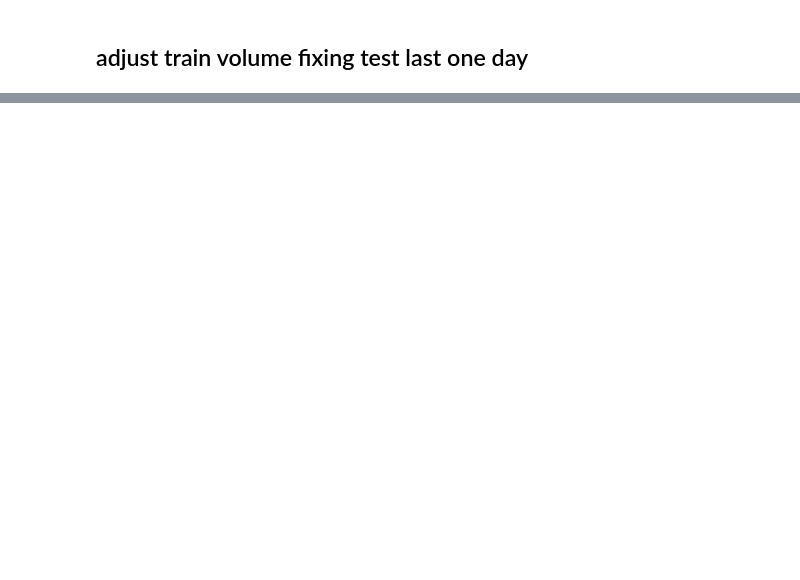
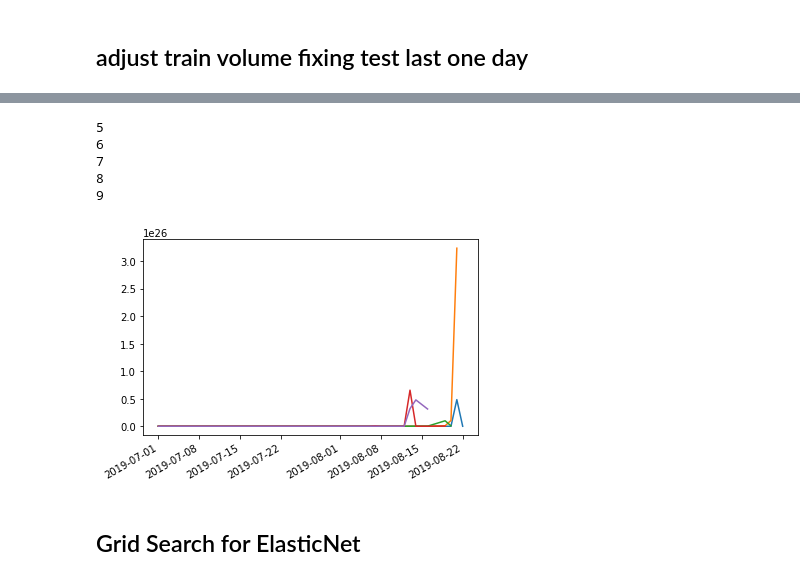
Before and after one commit to meowpunch/bobsim-research, a Jupyter notebook: src/main/python/grid_search.ipynb, the cells around one changed output, grey strips where cells are left out. Drawn from its saved outputs; the diff is of its cells as text; code cells hidden in the pictures; blank space fills up the shorter version.

Commit message:
MEOW: grid searching

```diff
--- a/src/main/python/grid_search.ipynb
+++ b/src/main/python/grid_search.ipynb
@@ -145,0 +151,16 @@ Name: 당일조사가격, Length: 2000, dtype: float64
+# %%
+for i in range(5,10):
+    print(i)
+    standard_index = i
+    standard_day = reverse_list[i]
+    score_list = list(map(functools.partial(adjust_train_volume, day=standard_day, df=data201908), reverse_list[standard_index+1:]))
+    pd.Series(score_list, index=reverse_list[standard_index+1:]).plot()
+# %% [output]
+5
+6
+7
+8
+9
+[figure, added]
+# %% [markdown]
+## Grid Search for ElasticNet
```
Also changed, not shown: parts of 16 cells of this notebook, 2 other files.
